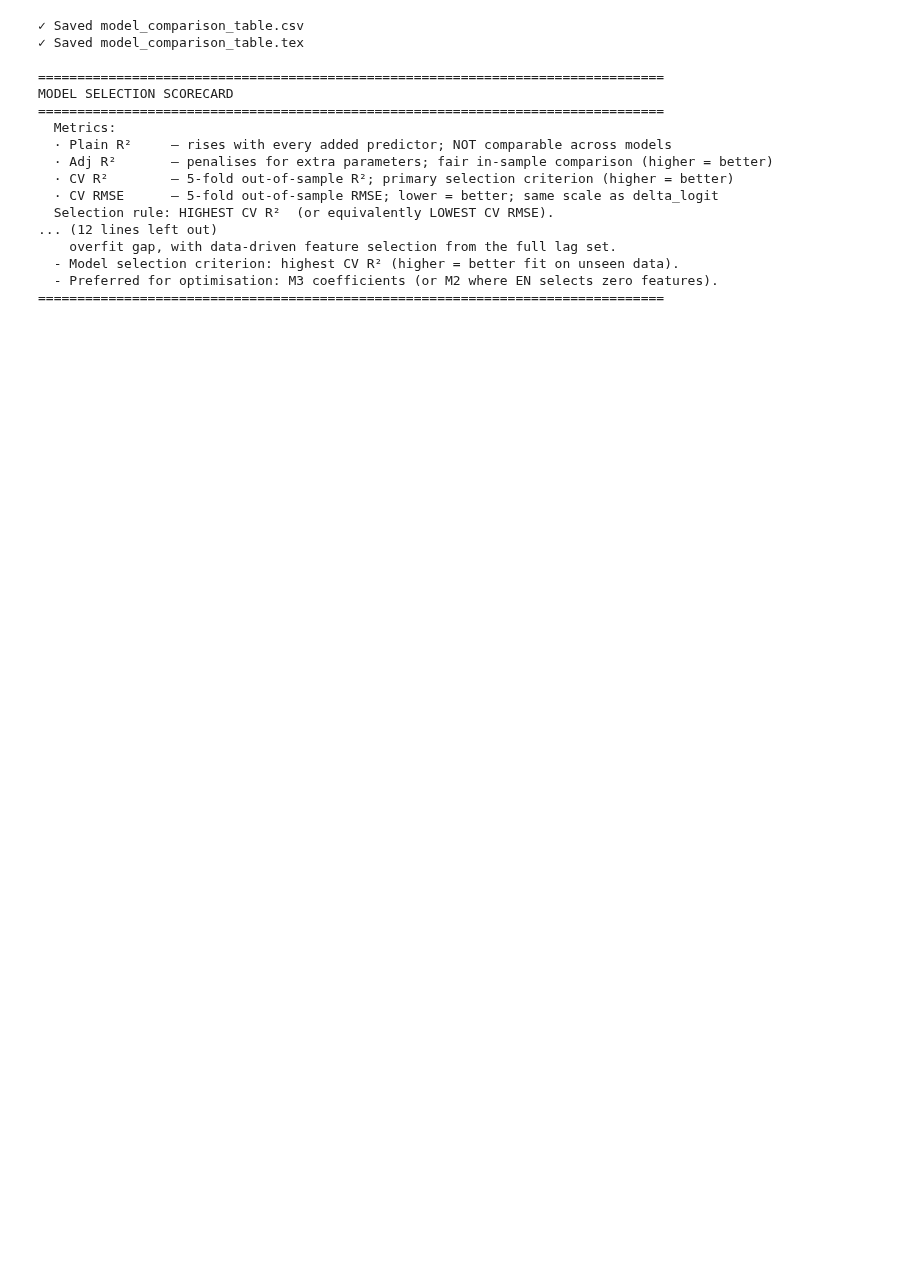
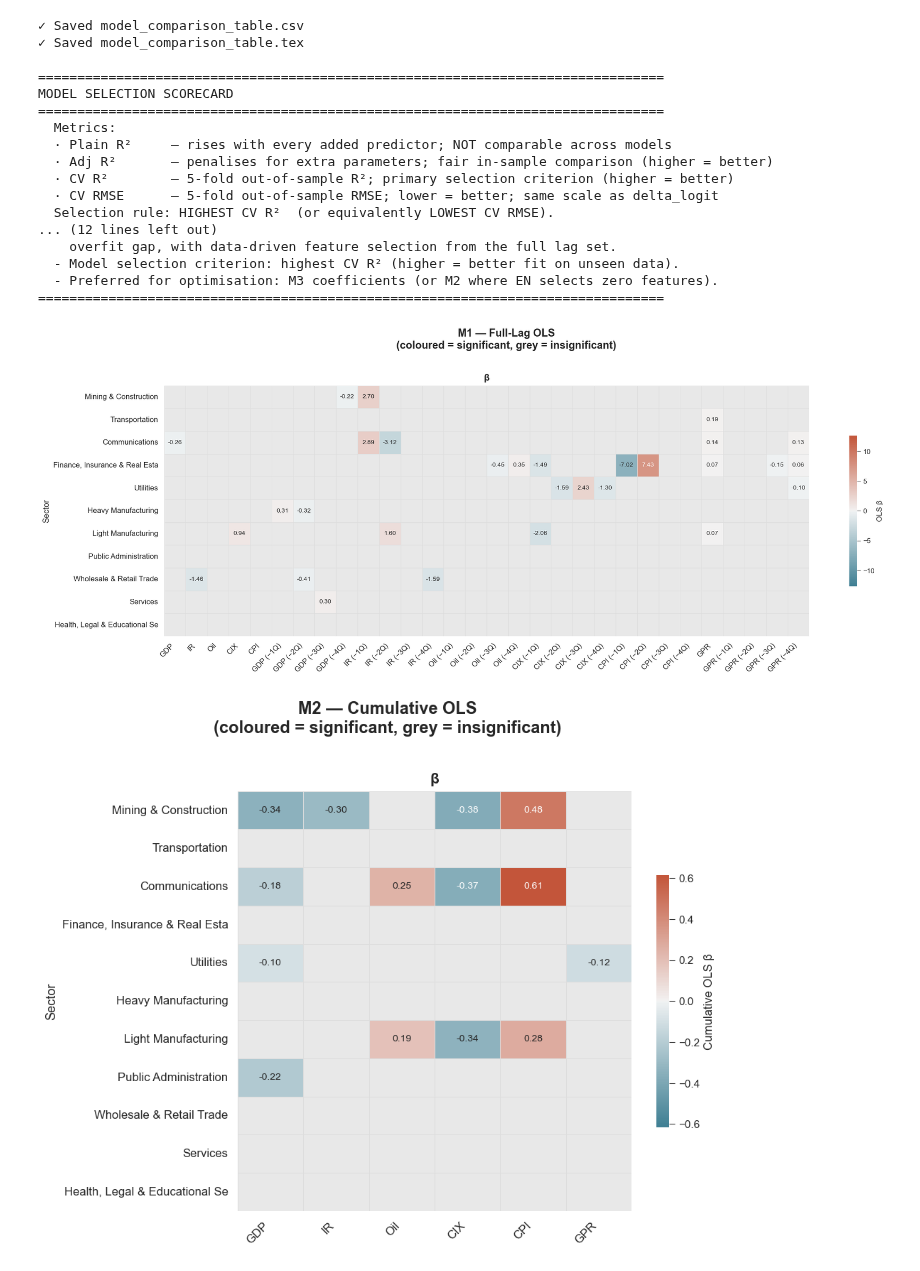
Before and after one commit to Jerresand/Thesis-RST, a Jupyter notebook: 01_pd_analysis/nbmacroDFandSensitivity.ipynb, the cells around one changed output. Cells and saved outputs as stored; diff of their text form; code cells hidden in the pictures; blank space fills up the shorter version.

```diff
--- a/01_pd_analysis/nbmacroDFandSensitivity.ipynb
+++ b/01_pd_analysis/nbmacroDFandSensitivity.ipynb
@@ -915,3 +676,39 @@ MODEL SELECTION SCORECARD
   - Model selection criterion: highest CV R² (higher = better fit on unseen data).
   - Preferred for optimisation: M3 coefficients (or M2 where EN selects zero features).
 ================================================================================
+# %%
+# ── Thesis heatmaps: M1 full-lag OLS, M2 cumulative OLS, M3 Elastic-Net ─────
+# Same plotting function for all three models. Grey = insignificant / not selected.
+
+import importlib
+importlib.reload(plots)
+
+_pd_h = config.PD_MATURITY_COLS[0]
+
+plots.plot_lasso_beta_heatmap(
+    df_sensitivities,
+    macro_cols=config.ALL_MACRO_COLS,
+    gpr_cols=config.ALL_GPR_COLS,
+    pd_horizon=_pd_h,
+    mode='ols',
+    title='M1 — Full-Lag OLS\n(coloured = significant, grey = insignificant)',
+)
+
+plots.plot_lasso_beta_heatmap(
+    df_sensitivities,
+    macro_cols=config.MACRO_COLS,
+    gpr_cols=config.GPR_COLS,
+    pd_horizon=_pd_h,
+    title='M2 — Cumulative OLS\n(coloured = significant, grey = insignificant)',
+)
+
+plots.plot_lasso_beta_heatmap(
+    df_lasso,
+    macro_cols=config.ALL_MACRO_COLS,
+    gpr_cols=config.ALL_GPR_COLS,
+    pd_horizon=_pd_h,
+    title='M3 — Elastic-Net\n(coloured = selected, grey = not selected)',
+)
+# %% [output]
+[figure, added]
+[figure, added]
```
Also changed, not shown: parts of 18 cells of this notebook, 39 other files.
